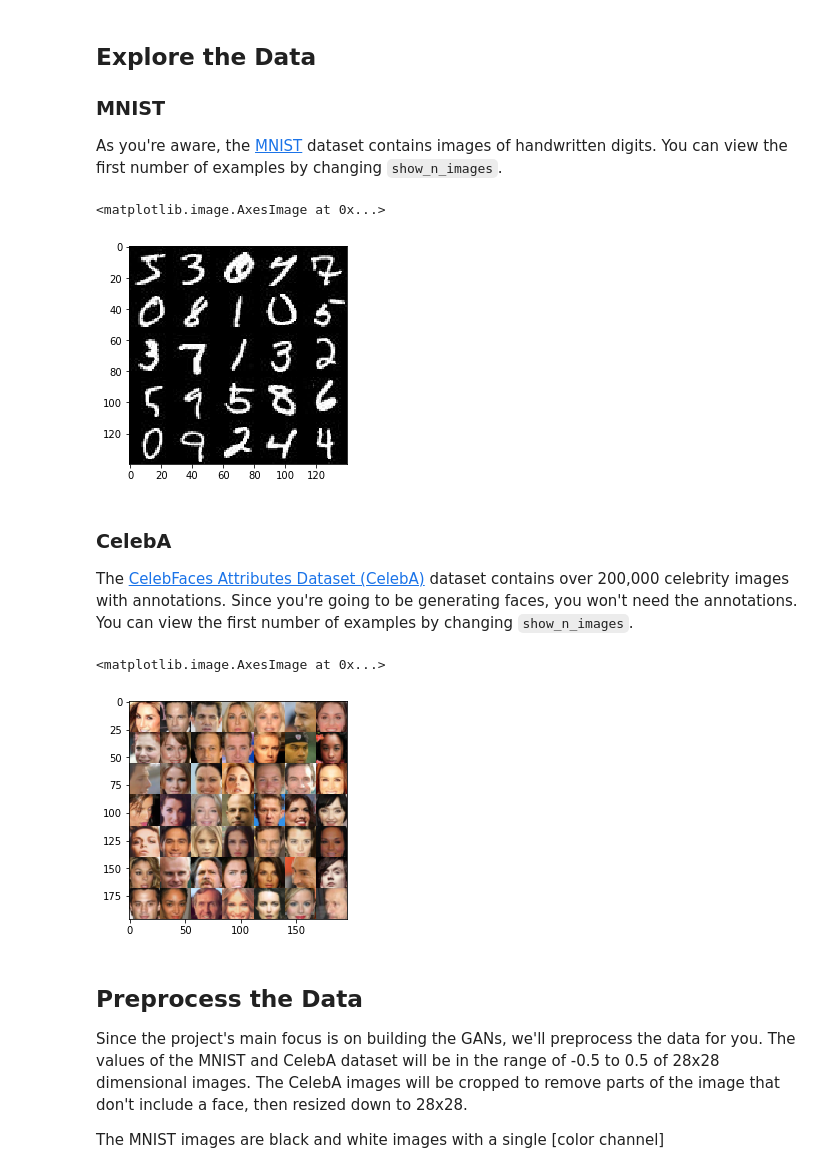
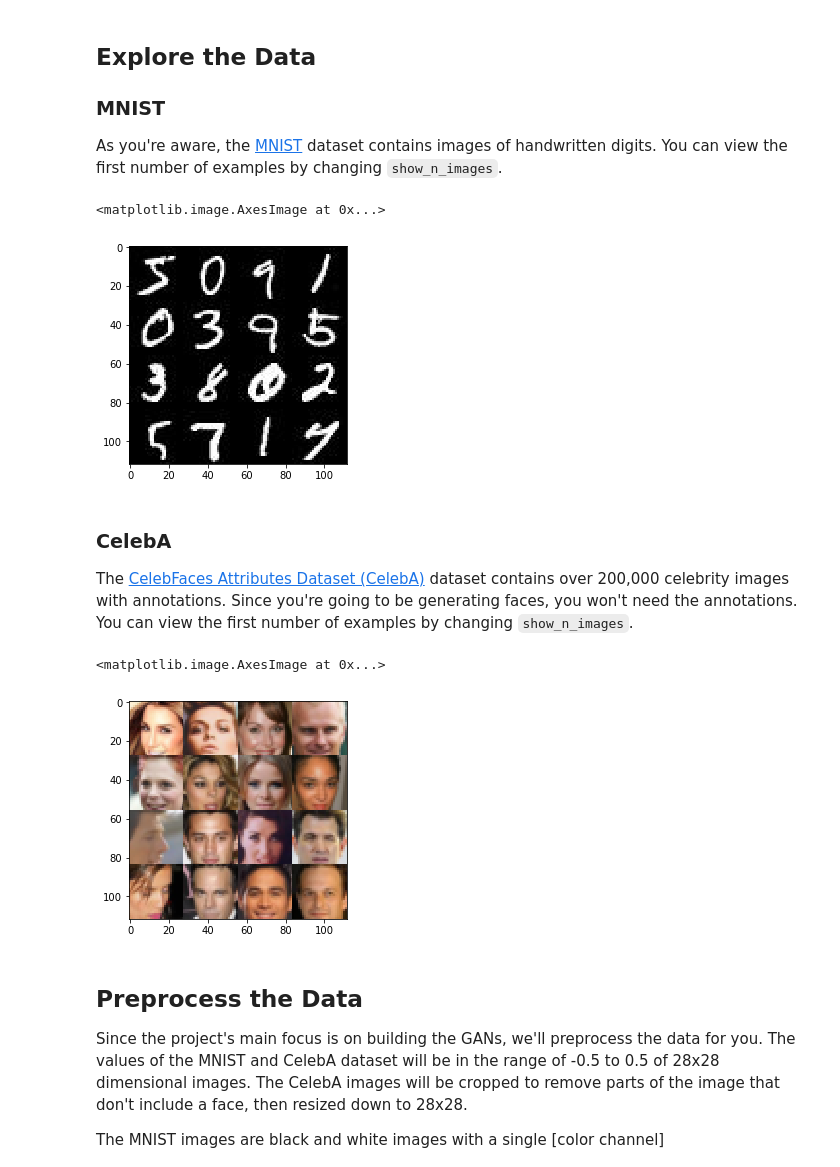
Before and after one commit to peterchow90/DLND_Projects, a Jupyter notebook: Project5_face_generation/dlnd_face_generation.ipynb, the cells around one changed output. Saved outputs shown, nothing was run; the diff lists cells and outputs as text; code cells hidden in the pictures.

```diff
--- a/Project5_face_generation/dlnd_face_generation.ipynb
+++ b/Project5_face_generation/dlnd_face_generation.ipynb
@@ -31,7 +31,7 @@ Found celeba Data
 ### MNIST
 As you're aware, the [MNIST](http://yann.lecun.com/exdb/mnist/) dataset contains images of handwritten digits. You can view the first number of examples by changing `show_n_images`.
 # %%
-show_n_images = 25
+show_n_images = 16
 
 """
 DON'T MODIFY ANYTHING IN THIS CELL
@@ -45,21 +45,21 @@ mnist_images = helper.get_batch(glob(os.path.join(data_dir, 'mnist/*.jpg'))[:sho
 pyplot.imshow(helper.images_square_grid(mnist_images, 'L'), cmap='gray')
 # %% [output]
 <matplotlib.image.AxesImage at 0x...>
-[figure, old version]
+[figure, new version]
 # %% [markdown]
 ### CelebA
 The [CelebFaces Attributes Dataset (CelebA)](http://mmlab.ie.cuhk.edu.hk/projects/CelebA.html) dataset contains over 200,000 celebrity images with annotations.  Since you're going to be generating faces, you won't need the annotations.  You can view the first number of examples by changing `show_n_images`.
 # %%
-show_n_images = 49
+show_n_images = 16
 
 """
 DON'T MODIFY ANYTHING IN THIS CELL
 """
 mnist_images = helper.get_batch(glob(os.path.join(data_dir, 'img_align_celeba/*.jpg'))[:show_n_images], 28, 28, 'RGB')
 pyplot.imshow(helper.images_square_grid(mnist_images, 'RGB'))
 # %% [output]
 <matplotlib.image.AxesImage at 0x...>
-[figure, old version]
+[figure, new version]
 # %% [markdown]
 ## Preprocess the Data
 Since the project's main focus is on building the GANs, we'll preprocess the data for you.  The values of the MNIST and CelebA dataset will be in the range of -0.5 to 0.5 of 28x28 dimensional images.  The CelebA images will be cropped to remove parts of the image that don't include a face, then resized down to 28x28.
```
Also changed, not shown: parts of 4 cells of this notebook, 1 other file.
